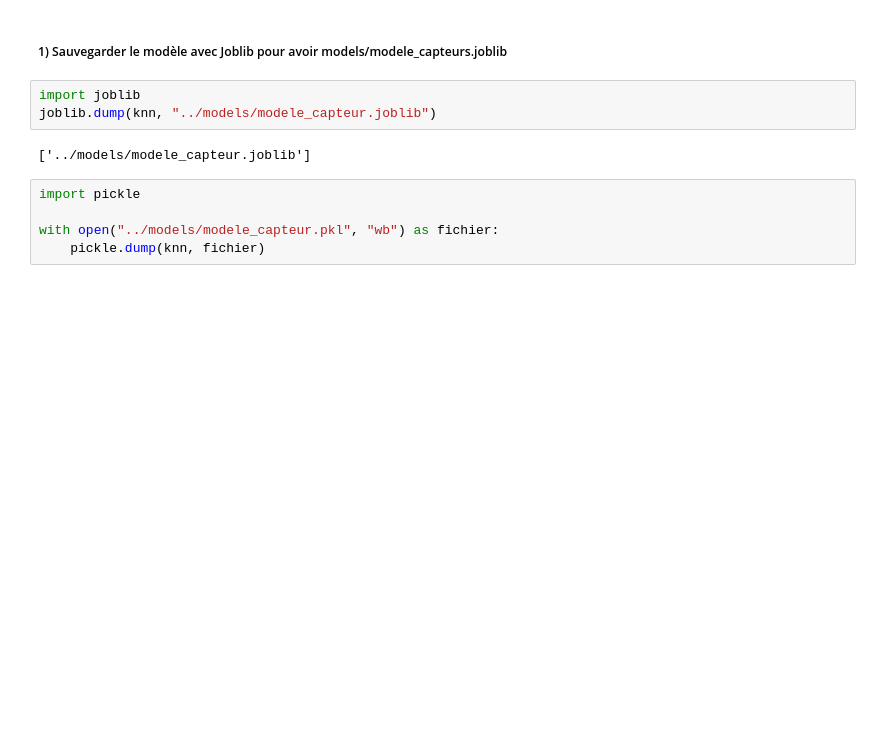
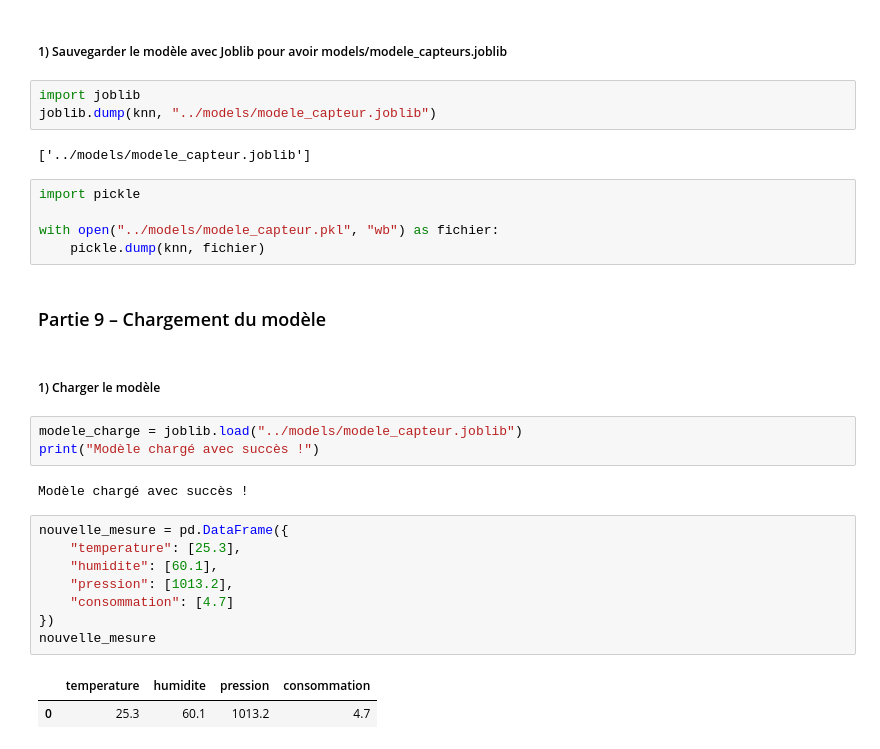
Before and after one commit to NdiayeAmanatou/atelier_scikit_learn, a Jupyter notebook: atelier_scikit-learn_iot/notebooks/atelier_scikit_learn_iot.ipynb, the cells around one changed output. Cells and saved outputs as stored; diff of their text form; blank space fills up the shorter version.

Commit message:
Partie 9 – Chargement du modèle

```diff
--- a/atelier_scikit-learn_iot/notebooks/atelier_scikit_learn_iot.ipynb
+++ b/atelier_scikit-learn_iot/notebooks/atelier_scikit_learn_iot.ipynb
@@ -300,3 +300,23 @@ import pickle
 
 with open("../models/modele_capteur.pkl", "wb") as fichier:
     pickle.dump(knn, fichier)
+# %% [markdown]
+### Partie 9 – Chargement du modèle
+# %% [markdown]
+##### 1) Charger le modèle
+# %%
+modele_charge = joblib.load("../models/modele_capteur.joblib")
+print("Modèle chargé avec succès !")
+# %% [output]
+Modèle chargé avec succès !
+# %%
+nouvelle_mesure = pd.DataFrame({
+    "temperature": [25.3],
+    "humidite": [60.1],
+    "pression": [1013.2],
+    "consommation": [4.7]
+})
+nouvelle_mesure
+# %% [output]
+|  | temperature | humidite | pression | consommation |
+| 0 | 25.3 | 60.1 | 1013.2 | 4.7 |
```
Also changed, not shown: parts of 1 cell of this notebook.
